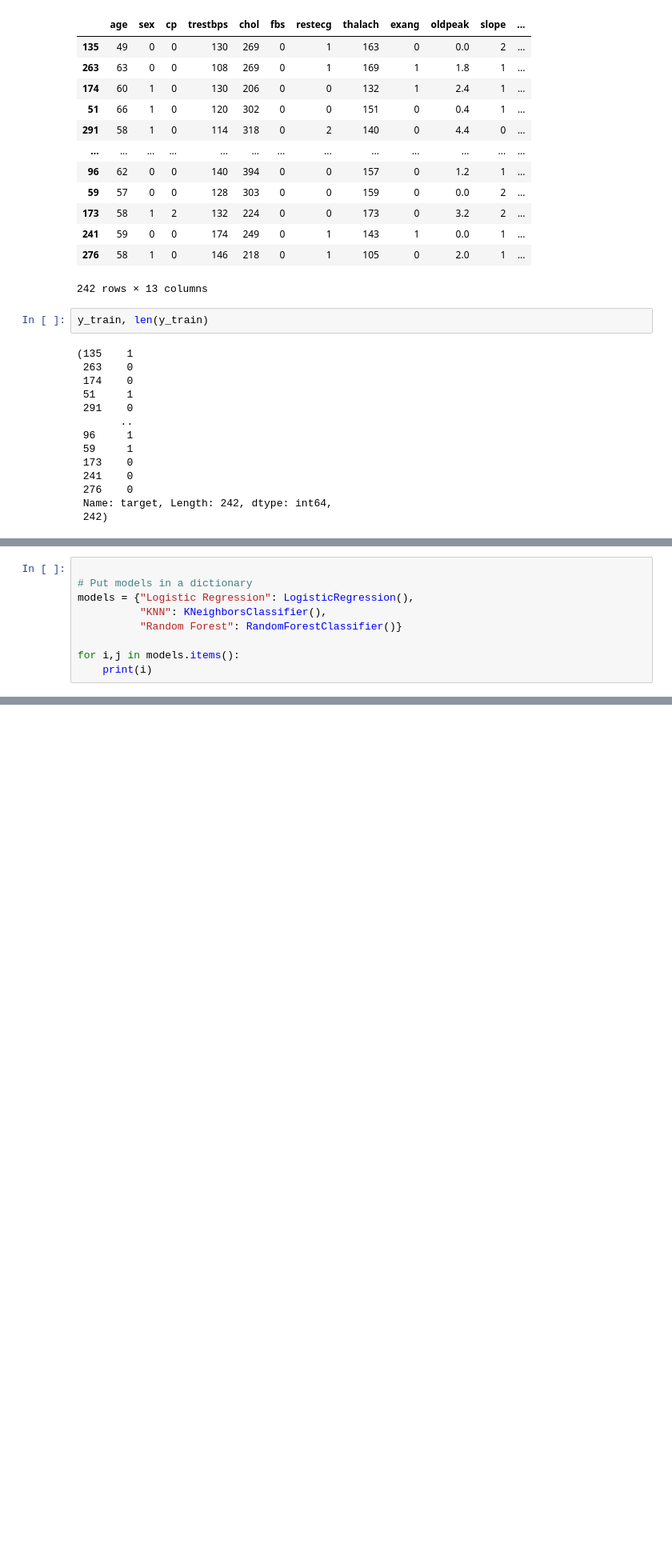
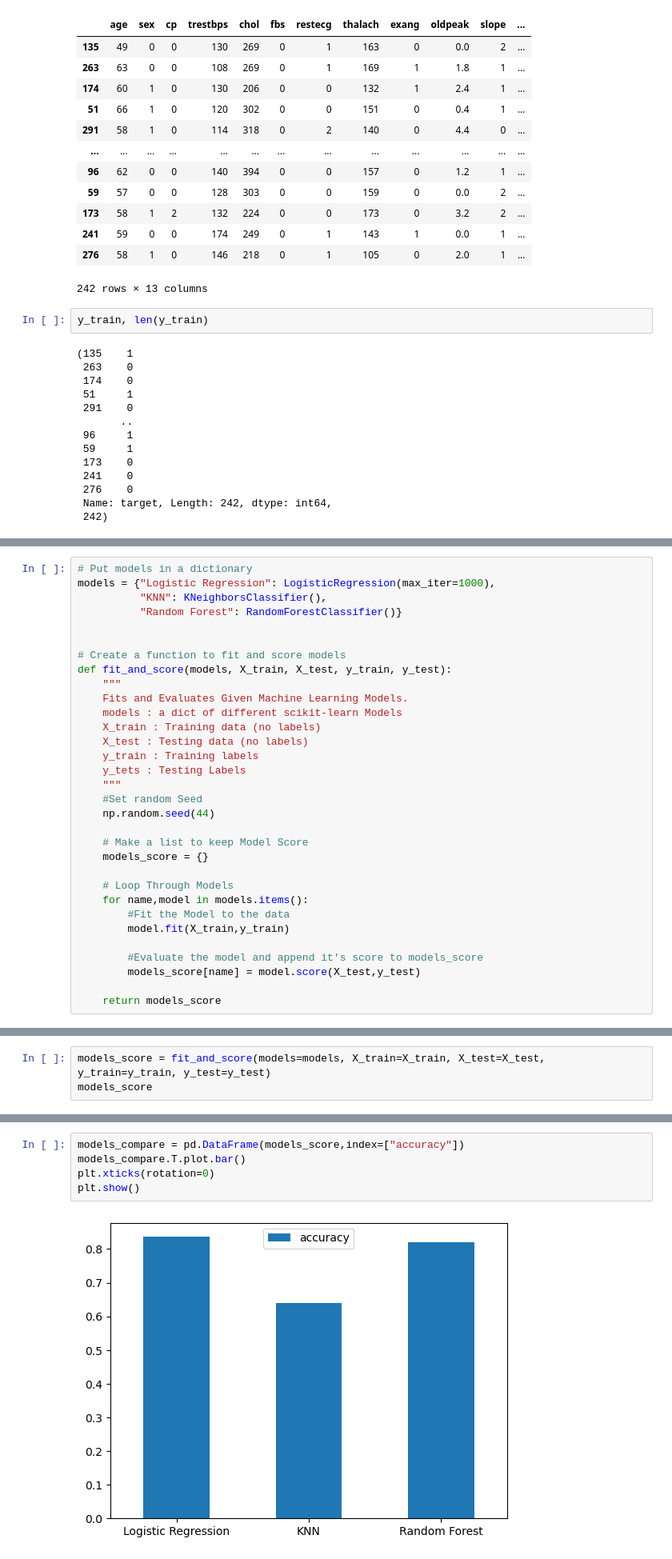
Before and after one commit to Saumyakhushlani/Heart-disease-Prediction-Model, a Jupyter notebook: end-to-end-heart-disease-classification.ipynb, the cells around one changed output, grey strips where cells are left out. Shown at 80% size. Saved outputs shown, nothing was run; the diff lists cells and outputs as text; blank space fills up the shorter version.

```diff
--- a/end-to-end-heart-disease-classification.ipynb
+++ b/end-to-end-heart-disease-classification.ipynb
@@ -423,9 +436,32 @@ y_train, len(y_train)
 # %%
-
 # Put models in a dictionary
-models = {"Logistic Regression": LogisticRegression(),
+models = {"Logistic Regression": LogisticRegression(max_iter=1000),
           "KNN": KNeighborsClassifier(),
           "Random Forest": RandomForestClassifier()}
 
-for i,j in models.items():
-    print(i)
+
+# Create a function to fit and score models
+def fit_and_score(models, X_train, X_test, y_train, y_test):
+    """
+    Fits and Evaluates Given Machine Learning Models.
+    models : a dict of different scikit-learn Models
+    X_train : Training data (no labels)
+    X_test : Testing data (no labels)
+    y_train : Training labels
+    y_tets : Testing Labels
+    """
+    #Set random Seed
+    np.random.seed(44)
+
+    # Make a list to keep Model Score
+    models_score = {}
+
+    # Loop Through Models
+    for name,model in models.items():
+        #Fit the Model to the data
+        model.fit(X_train,y_train)
+
+        #Evaluate the model and append it's score to models_score
+        models_score[name] = model.score(X_test,y_test)
+
+    return models_score
@@ -435,0 +468,3 @@ Random Forest
+# %%
+models_score = fit_and_score(models=models, X_train=X_train, X_test=X_test, y_train=y_train, y_test=y_test)
+models_score
@@ -435,0 +477,7 @@ Random Forest
+# %%
+models_compare = pd.DataFrame(models_score,index=["accuracy"])
+models_compare.T.plot.bar()
+plt.xticks(rotation=0)
+plt.show()
+# %% [output]
+[figure, added]
```
Also changed, not shown: parts of 11 cells of this notebook.
